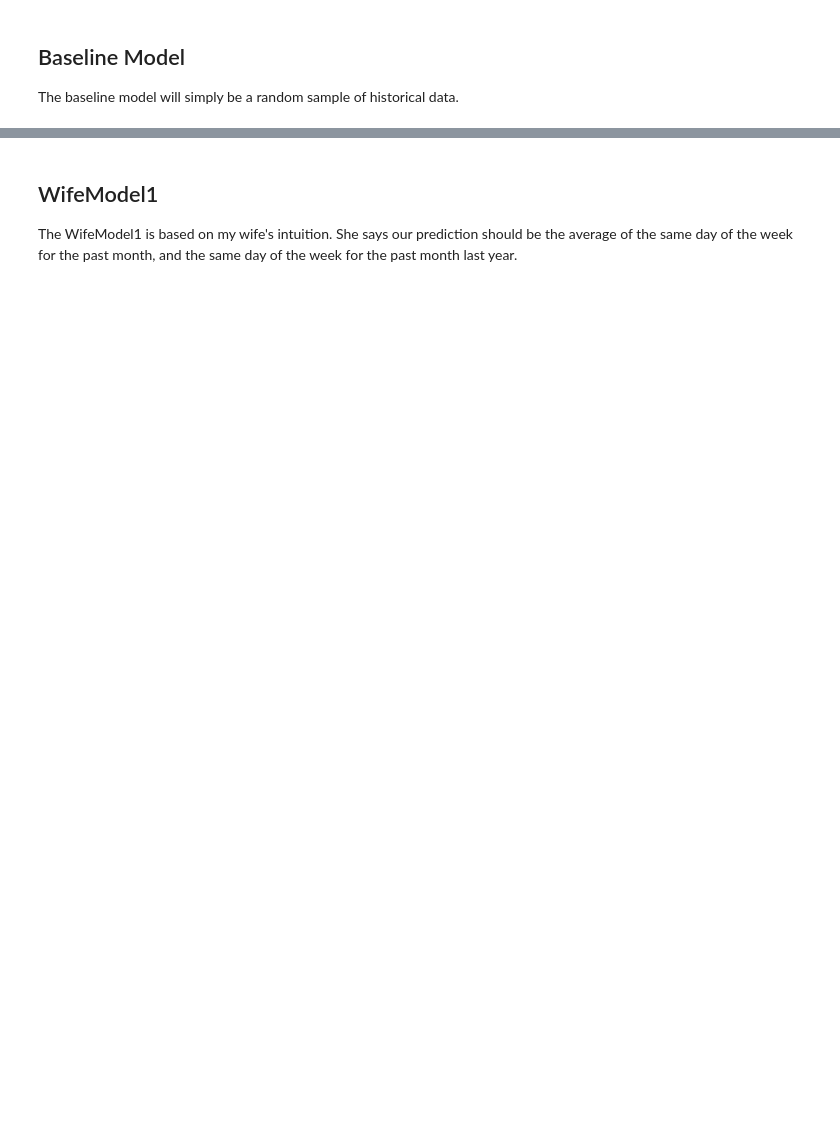
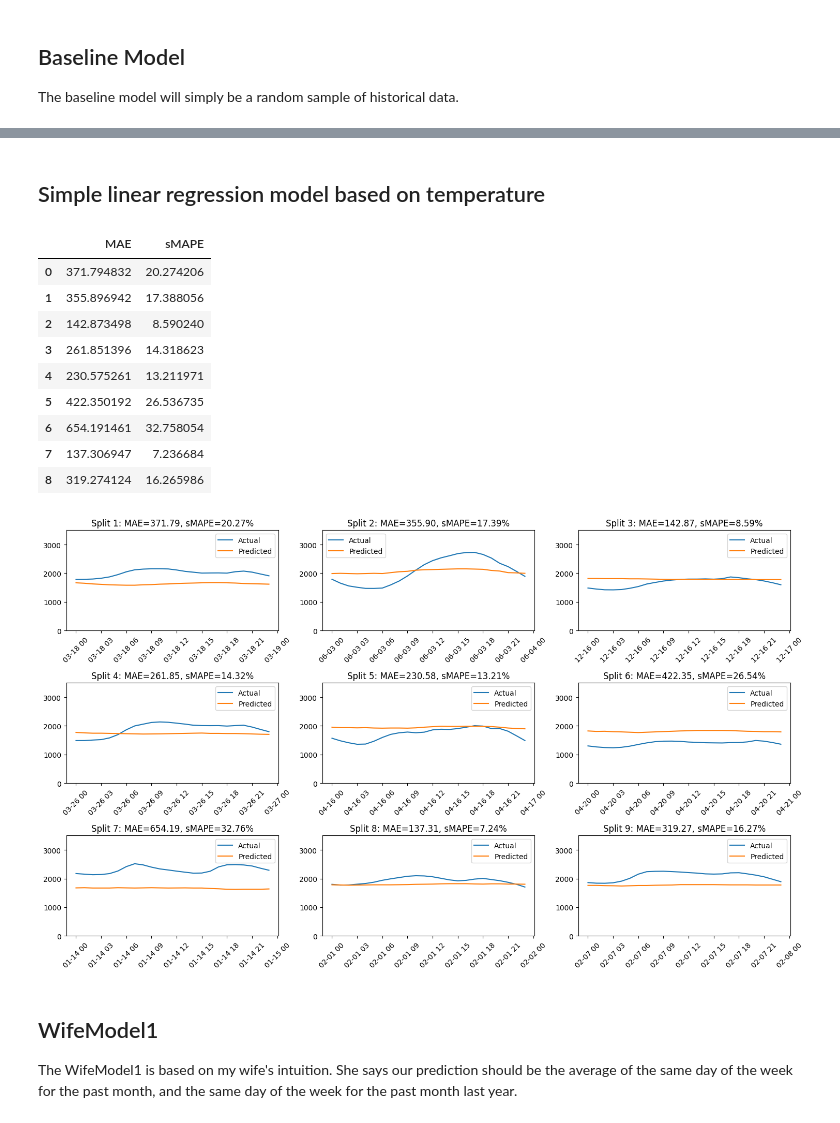
Before and after one commit to hankehly/adhoc-energy-analytics, a Jupyter notebook: notebooks/202503151107_load_forecasting.ipynb, the cells around one changed output, grey strips where cells are left out. Saved outputs shown, nothing was run; the diff lists cells and outputs as text; code cells hidden in the pictures; blank space fills up the shorter version.

```diff
--- a/notebooks/202503151107_load_forecasting.ipynb
+++ b/notebooks/202503151107_load_forecasting.ipynb
@@ -522,3 +555,72 @@ pd.DataFrame(evaluation_results)
+# %% [markdown]
+## Simple linear regression model based on temperature
+# %%
+from sklearn.metrics import mean_absolute_error
+
+n_rows = 3
+evaluation_results = {"MAE": [], "sMAPE": []}
+fig, axes = plt.subplots(n_rows, 3, figsize=(15, 3 * n_rows))
+axes = axes.flatten()
+
+# Define which columns are numeric and which are categorical
+numeric_features = ["Kansas City International Airport Temperature (Fahrenheit)"]
+# categorical_features = ["Weekday", "Weekend", "Season"]
+# pass_through_features = ["Year", "Month", "Day", "Hour"]
+
+# Build the preprocessor using ColumnTransformer
+preprocessor = ColumnTransformer(
+    transformers=[
+        ("num", StandardScaler(), numeric_features),
+        # ("cat", OneHotEncoder(drop="if_binary"), categorical_features),
+        # ("passthrough", "passthrough", pass_through_features),
+    ]
+)
+
+for i, (train_index, test_index) in enumerate(custom_splits):
+    X_train, X_test = X.loc[train_index], X.loc[test_index]
+    y_train, y_test = y.loc[train_index], y.loc[test_index]
+
+    # Create a pipeline with the preprocessor and a linear regression model
+    model = Pipeline(
+        steps=[
+            ("preprocessor", preprocessor),
+            ("regressor", LinearRegression()),
+        ]
+    )
+    model.fit(X_train, y_train)
+    y_pred = model.predict(X_test)
+
+    mae = mean_absolute_error(y_test, y_pred)
+    smape_value = smape(y_test, y_pred)
+
+    evaluation_results["MAE"].append(mae)
+    evaluation_results["sMAPE"].append(smape_value)
+
+    axes[i].plot(y_test.index, y_test, label="Actual")
+    axes[i].plot(y_test.index, y_pred, label="Predicted")
+    axes[i].set_title(f"Split {i+1}: MAE={mae:.2f}, sMAPE={smape_value:.2f}%")
+    axes[i].legend()
+    axes[i].set_ylim(0, 3500)
+    axes[i].tick_params(axis="x", rotation=45)
+
+# Remove extra subplots
+for j in range(i + 1, len(axes)):
+    fig.delaxes(axes[j])
+
+plt.tight_layout()
+pd.DataFrame(evaluation_results)
+# %% [output]
+|  | MAE | sMAPE |
+| 0 | 371.794832 | 20.274206 |
+| 1 | 355.896942 | 17.388056 |
+| 2 | 142.873498 | 8.590240 |
+| 3 | 261.851396 | 14.318623 |
+| 4 | 230.575261 | 13.211971 |
+| 5 | 422.350192 | 26.536735 |
+| 6 | 654.191461 | 32.758054 |
+| 7 | 137.306947 | 7.236684 |
+| 8 | 319.274124 | 16.265986 |
+[figure, added]
 # %% [markdown]
 ## WifeModel1
 
```
Also changed, not shown: parts of 7 cells of this notebook.
